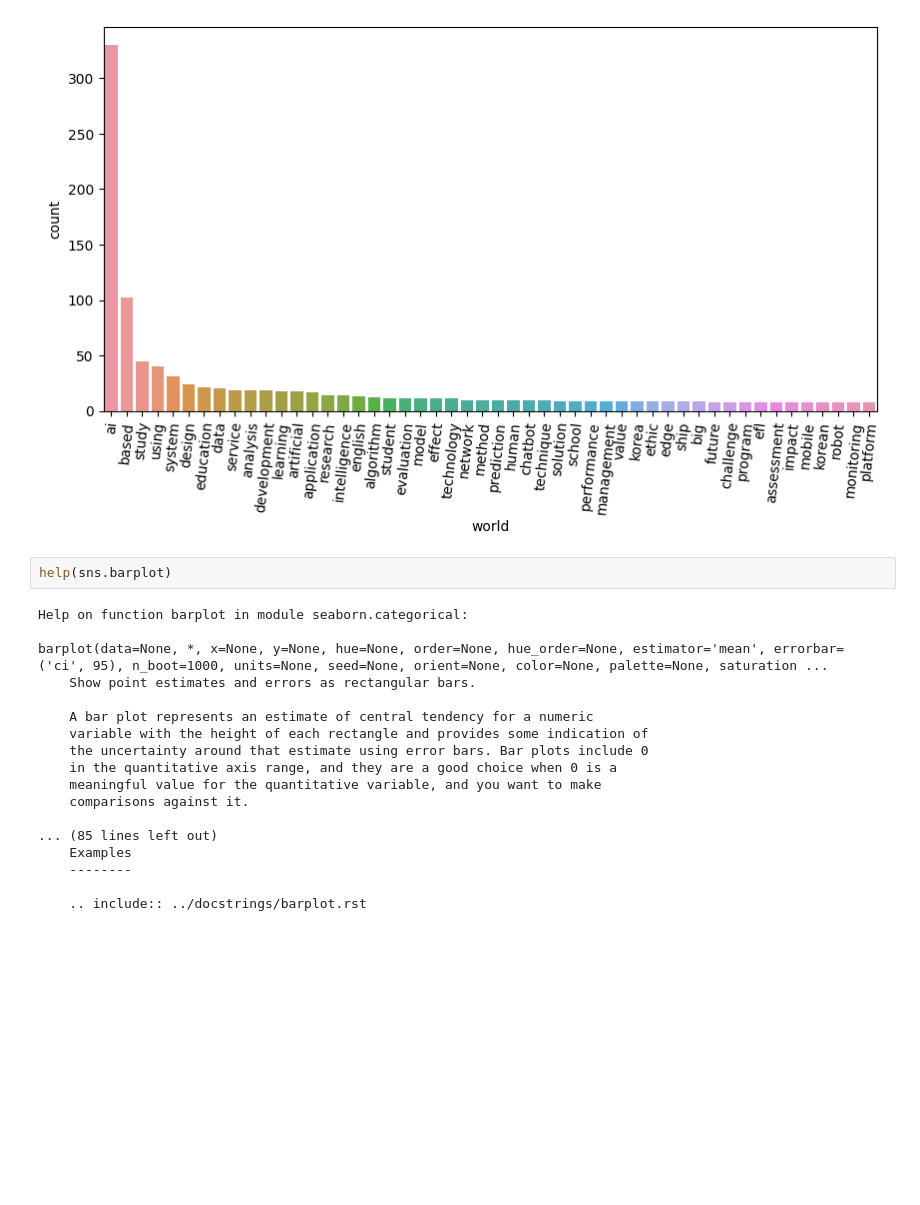
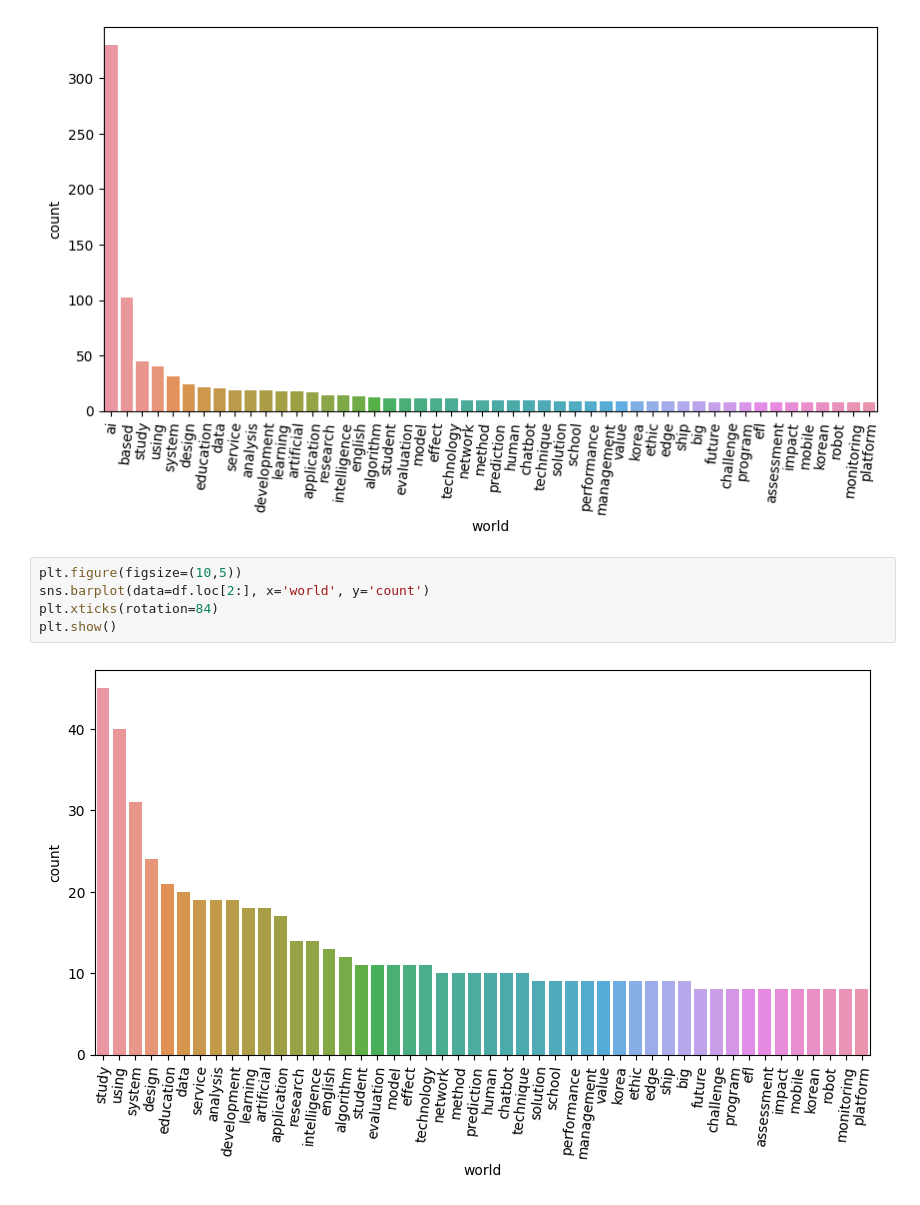
Before and after one commit to leekyuyoung20221226/python, a Jupyter notebook: 머신러닝2_7일차.ipynb, the cells around one changed output. Drawn from its saved outputs; the diff is of its cells as text; blank space fills up the shorter version.

```diff
--- a/머신러닝2_7일차.ipynb
+++ b/머신러닝2_7일차.ipynb
@@ -127,22 +127,9 @@ plt.show()
 # %% [output]
 [figure]
 # %%
-help(sns.barplot)
+plt.figure(figsize=(10,5))
+sns.barplot(data=df.loc[2:], x='world', y='count')
+plt.xticks(rotation=84)
+plt.show()
 # %% [output]
-Help on function barplot in module seaborn.categorical:
-
-barplot(data=None, *, x=None, y=None, hue=None, order=None, hue_order=None, estimator='mean', errorbar=('ci', 95), n_boot=1000, units=None, seed=None, orient=None, color=None, palette=None, saturation ...
-    Show point estimates and errors as rectangular bars.
-
-    A bar plot represents an estimate of central tendency for a numeric
-    variable with the height of each rectangle and provides some indication of
-    the uncertainty around that estimate using error bars. Bar plots include 0
-    in the quantitative axis range, and they are a good choice when 0 is a
-    meaningful value for the quantitative variable, and you want to make
-    comparisons against it.
-
-... (85 lines left out)
-    Examples
-    --------
-
-    .. include:: ../docstrings/barplot.rst
+[figure, added]
```
Also changed, not shown: parts of 38 cells of this notebook.
